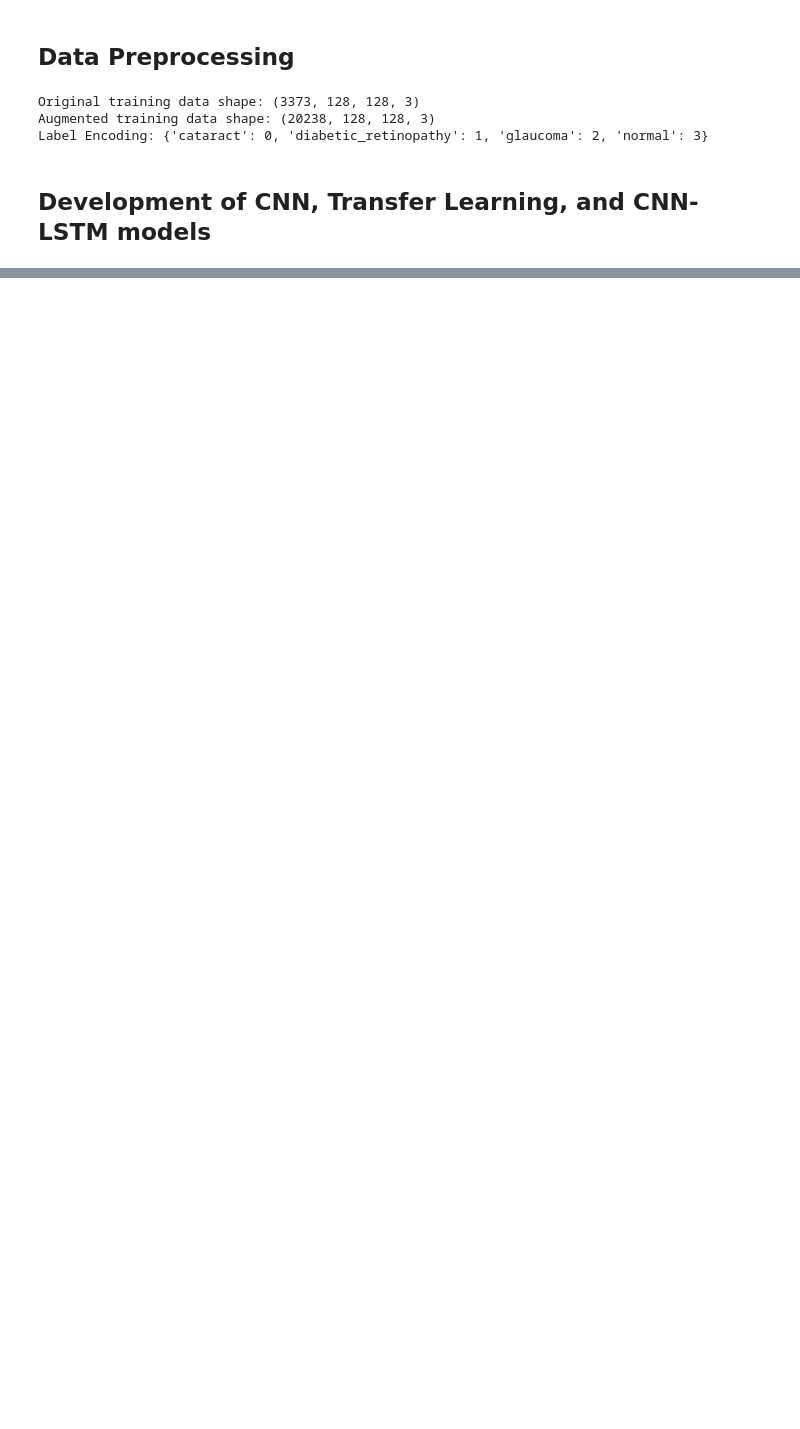
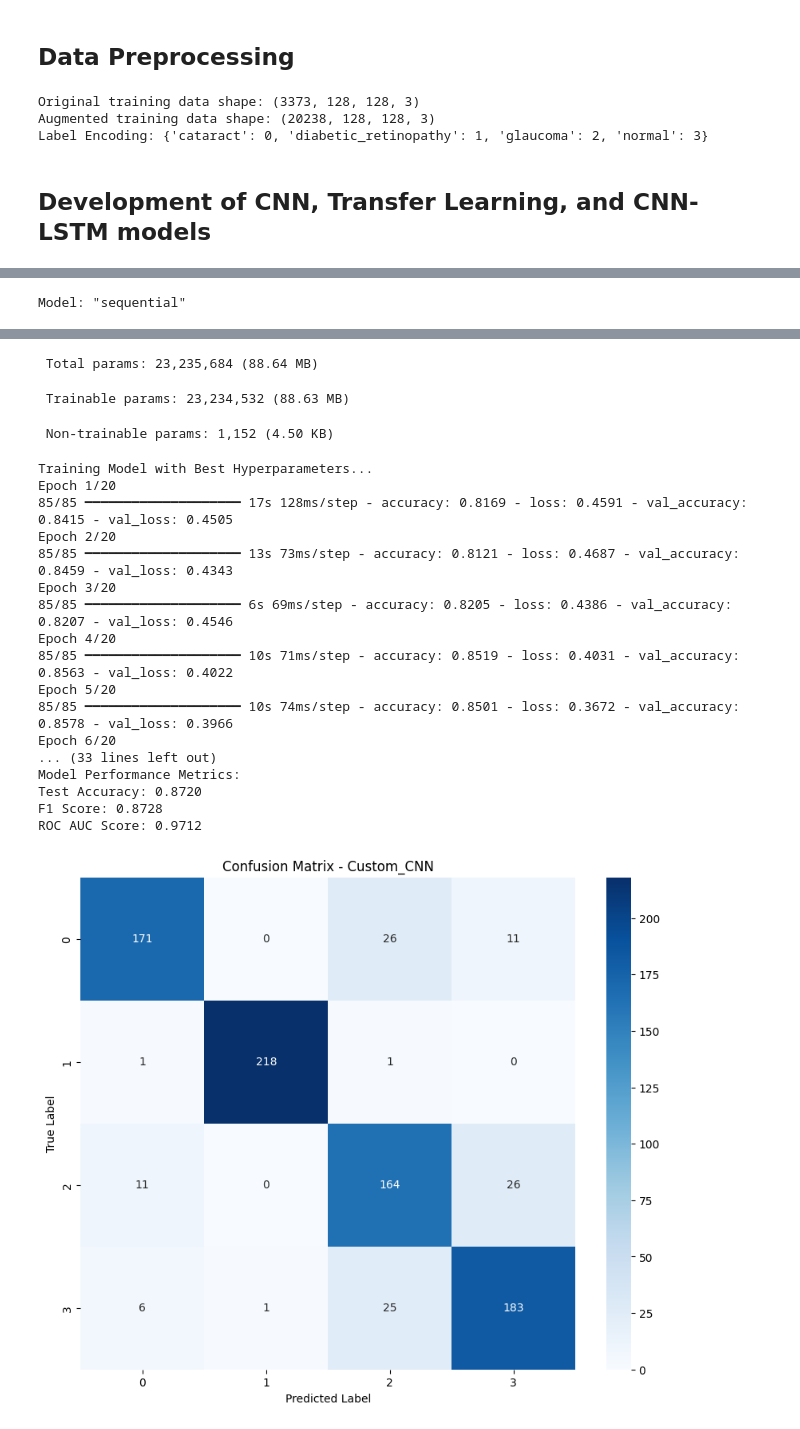
Before and after one commit to Naveenbsm/Deep-Learning-Applications-in-Retinal-Disease-Detection, a Jupyter notebook: H_Deep_Learning_Applications_in_Retinal_Disease_Detection.ipynb, the cells around one changed output, grey strips where cells are left out. Saved outputs shown, nothing was run; the diff lists cells and outputs as text; code cells hidden in the pictures; blank space fills up the shorter version.

```diff
--- a/H_Deep_Learning_Applications_in_Retinal_Disease_Detection.ipynb
+++ b/H_Deep_Learning_Applications_in_Retinal_Disease_Detection.ipynb
@@ -506,3 +508,17 @@ def train_and_evaluate_single_model(model_func, model_name, X_train, X_test, y_t
     plt.close()
 
     return best_model, history
+# %%
+# Prepare your dataset (assuming you have these functions from before)
+file_dir = '/content/drive/MyDrive/eyedisease'
+X_train, X_test, y_train, y_test, label_encoder = prepare_dataset(file_dir)
+
+# 1. Train and Evaluate Custom CNN
+print("\nProcessing Custom CNN Model...")
+cnn_model, cnn_history = train_and_evaluate_single_model(
+    create_cnn_model,
+    "Custom_CNN",
+    X_train, X_test,
+    y_train, y_test
+)
+# %% [output]
@@ -508,0 +542 @@ def train_and_evaluate_single_model(model_func, model_name, X_train, X_test, y_t
+Model: "sequential"
@@ -508,0 +560,21 @@ def train_and_evaluate_single_model(model_func, model_name, X_train, X_test, y_t
+ Total params: 23,235,684 (88.64 MB)
+ Trainable params: 23,234,532 (88.63 MB)
+ Non-trainable params: 1,152 (4.50 KB)
+Training Model with Best Hyperparameters...
+Epoch 1/20
+85/85 ━━━━━━━━━━━━━━━━━━━━ 17s 128ms/step - accuracy: 0.8169 - loss: 0.4591 - val_accuracy: 0.8415 - val_loss: 0.4505
+Epoch 2/20
+85/85 ━━━━━━━━━━━━━━━━━━━━ 13s 73ms/step - accuracy: 0.8121 - loss: 0.4687 - val_accuracy: 0.8459 - val_loss: 0.4343
+Epoch 3/20
+85/85 ━━━━━━━━━━━━━━━━━━━━ 6s 69ms/step - accuracy: 0.8205 - loss: 0.4386 - val_accuracy: 0.8207 - val_loss: 0.4546
+Epoch 4/20
+85/85 ━━━━━━━━━━━━━━━━━━━━ 10s 71ms/step - accuracy: 0.8519 - loss: 0.4031 - val_accuracy: 0.8563 - val_loss: 0.4022
+Epoch 5/20
+85/85 ━━━━━━━━━━━━━━━━━━━━ 10s 74ms/step - accuracy: 0.8501 - loss: 0.3672 - val_accuracy: 0.8578 - val_loss: 0.3966
+Epoch 6/20
+... (33 lines left out)
+Model Performance Metrics:
+Test Accuracy: 0.8720
+F1 Score: 0.8728
+ROC AUC Score: 0.9712
+[figure, added]
```
Also changed, not shown: parts of 3 cells of this notebook.
